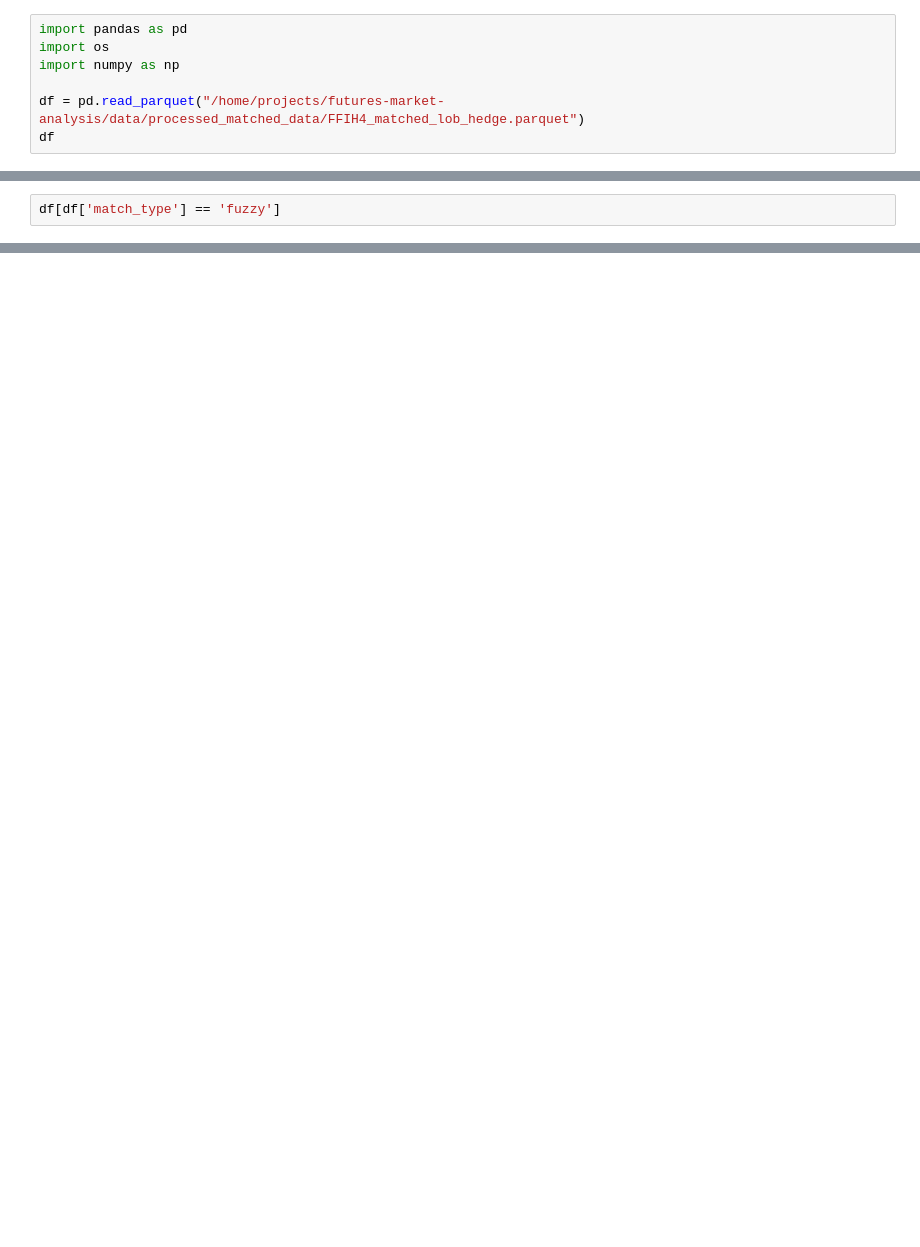
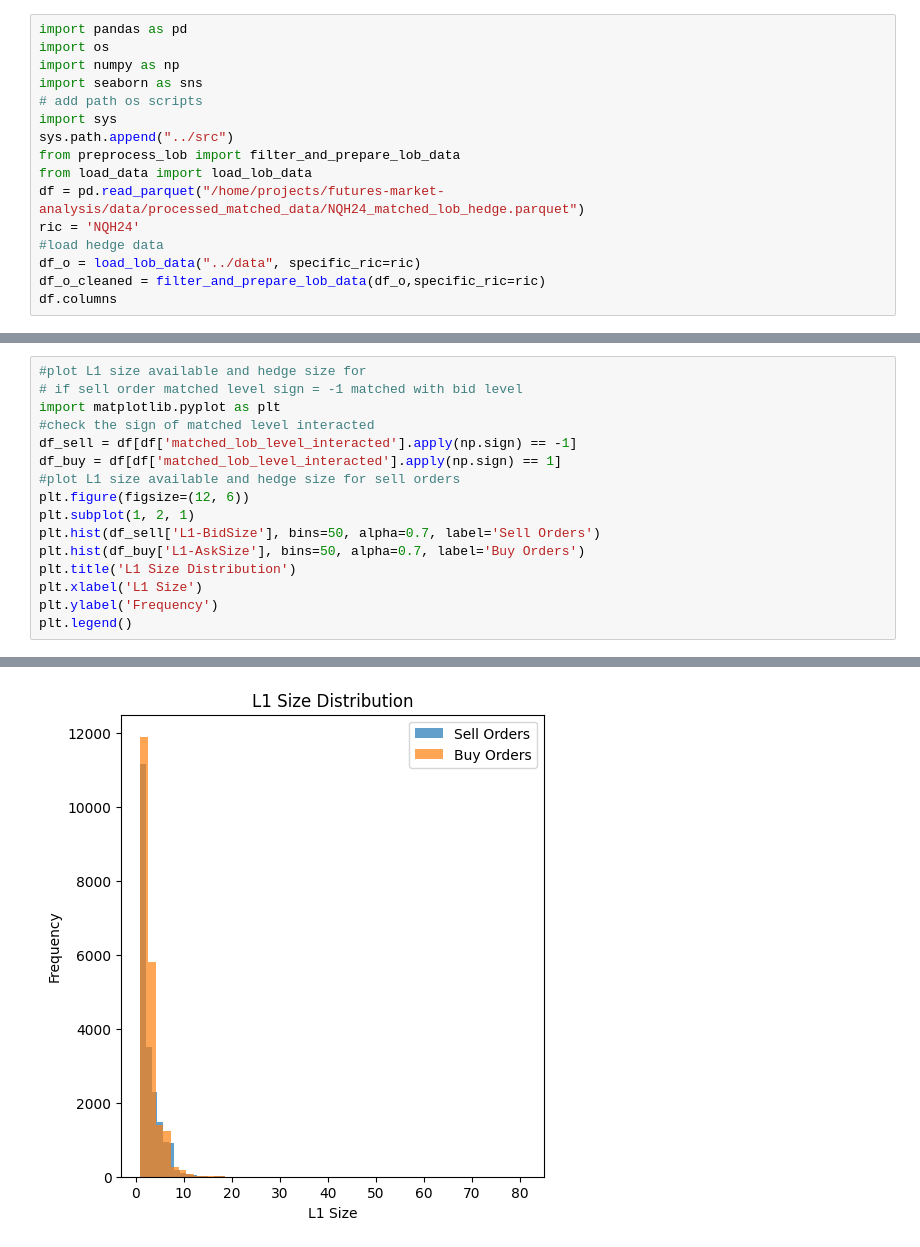
Before and after one commit to QuantResearchTeam/futures-market-analysis, a Jupyter notebook: notebooks/test_match_Results.ipynb, the cells around one changed output, grey strips where cells are left out. Saved outputs shown, nothing was run; the diff lists cells and outputs as text; blank space fills up the shorter version.

```diff
--- a/notebooks/test_match_Results.ipynb
+++ b/notebooks/test_match_Results.ipynb
@@ -2,7 +2,16 @@
 import pandas as pd
 import os
 import numpy as np
-
-df = pd.read_parquet("/home/projects/futures-market-analysis/data/processed_matched_data/FFIH4_matched_lob_hedge.parquet")
-df
+import seaborn as sns
+# add path os scripts
+import sys
+sys.path.append("../src")
+from preprocess_lob import filter_and_prepare_lob_data
+from load_data import load_lob_data
+df = pd.read_parquet("/home/projects/futures-market-analysis/data/processed_matched_data/NQH24_matched_lob_hedge.parquet")
+ric = 'NQH24'
+#load hedge data
+df_o = load_lob_data("../data", specific_ric=ric)
+df_o_cleaned = filter_and_prepare_lob_data(df_o,specific_ric=ric)
+df.columns
 # %% [output]
@@ -22,3 +46,17 @@ df
 # %%
-df[df['match_type'] == 'fuzzy']
+#plot L1 size available and hedge size for
+# if sell order matched level sign = -1 matched with bid level
+import matplotlib.pyplot as plt
+#check the sign of matched level interacted
+df_sell = df[df['matched_lob_level_interacted'].apply(np.sign) == -1]
+df_buy = df[df['matched_lob_level_interacted'].apply(np.sign) == 1]
+#plot L1 size available and hedge size for sell orders
+plt.figure(figsize=(12, 6))
+plt.subplot(1, 2, 1)
+plt.hist(df_sell['L1-BidSize'], bins=50, alpha=0.7, label='Sell Orders')
+plt.hist(df_buy['L1-AskSize'], bins=50, alpha=0.7, label='Buy Orders')
+plt.title('L1 Size Distribution')
+plt.xlabel('L1 Size')
+plt.ylabel('Frequency')
+plt.legend()
 # %% [output]
@@ -37,0 +64 @@ df[df['match_type'] == 'fuzzy']
+[figure, added]
```
Also changed, not shown: parts of 5 cells of this notebook, 1 other file.
